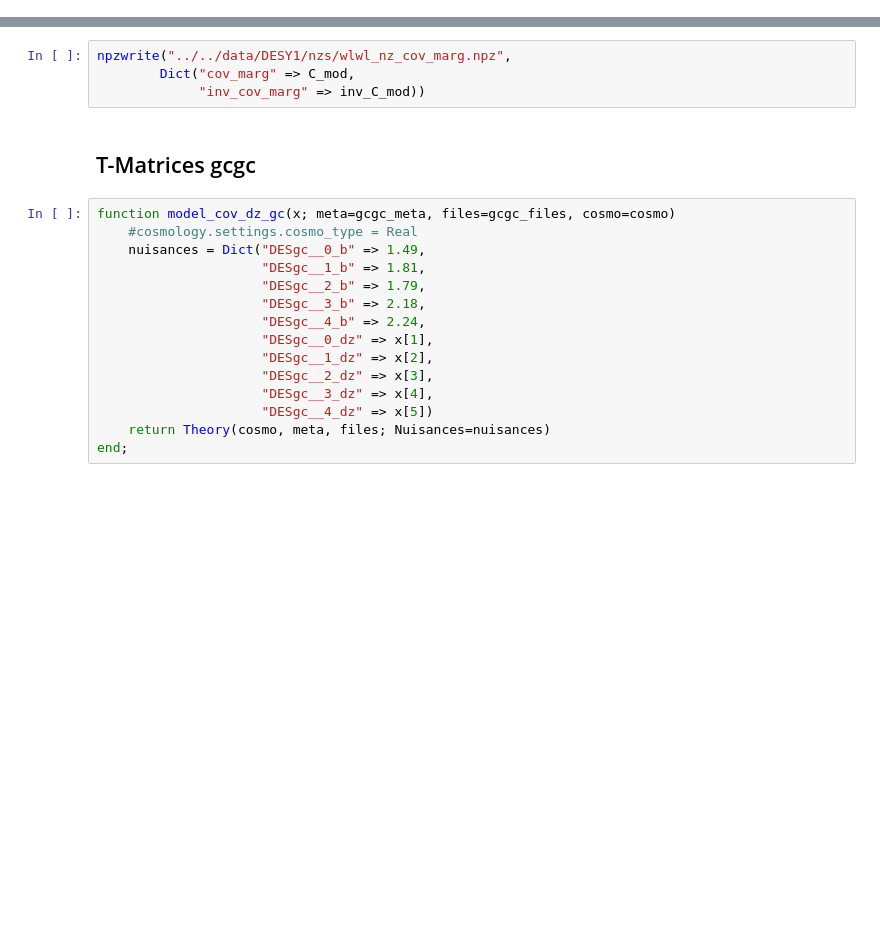
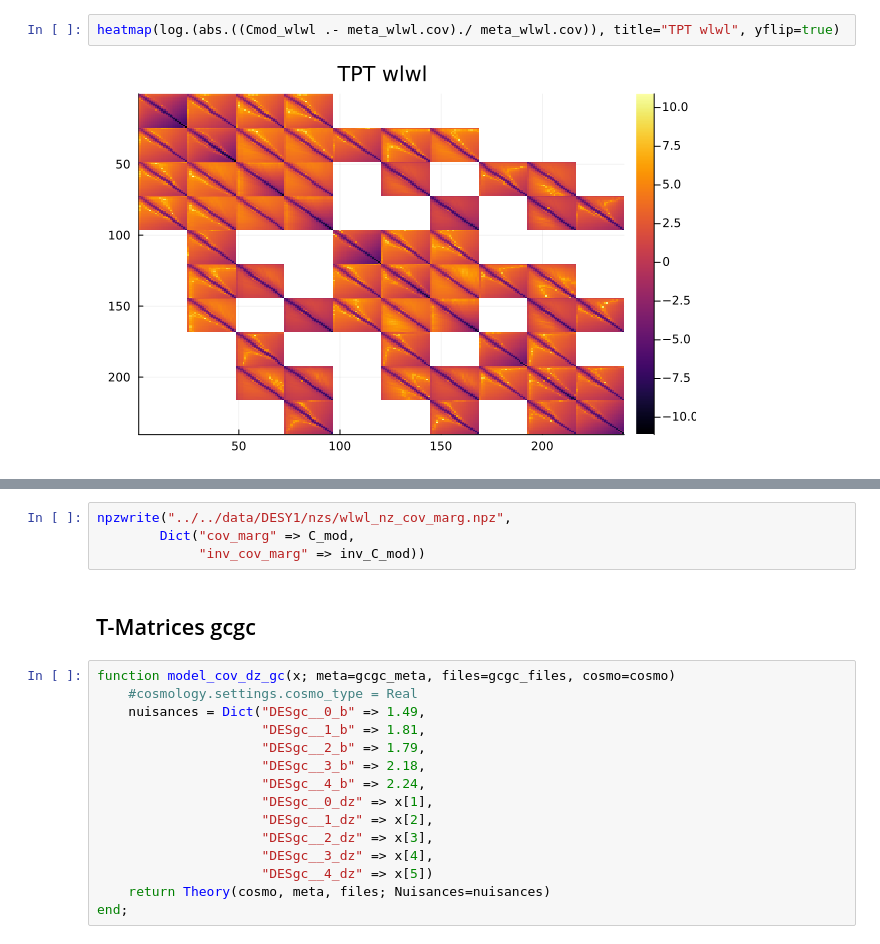
Before and after one commit to JaimeRZP/3x2_analytical, a Jupyter notebook: dz_tpt.ipynb, the cells around one changed output, grey strips where cells are left out. Saved outputs shown, nothing was run; the diff lists cells and outputs as text; blank space fills up the shorter version.

```diff
--- a/dz_tpt.ipynb
+++ b/dz_tpt.ipynb
@@ -117,0 +171,4 @@ plot(abs.(diag(wlwl_meta.cov) .- diag(C_mod)) ./ diag(wlwl_meta.cov), label="cos
+# %%
+heatmap(log.(abs.((Cmod_wlwl .- meta_wlwl.cov)./ meta_wlwl.cov)), title="TPT wlwl", yflip=true)
+# %% [output]
+[figure, added]
```
Also changed, not shown: parts of 29 cells of this notebook.
